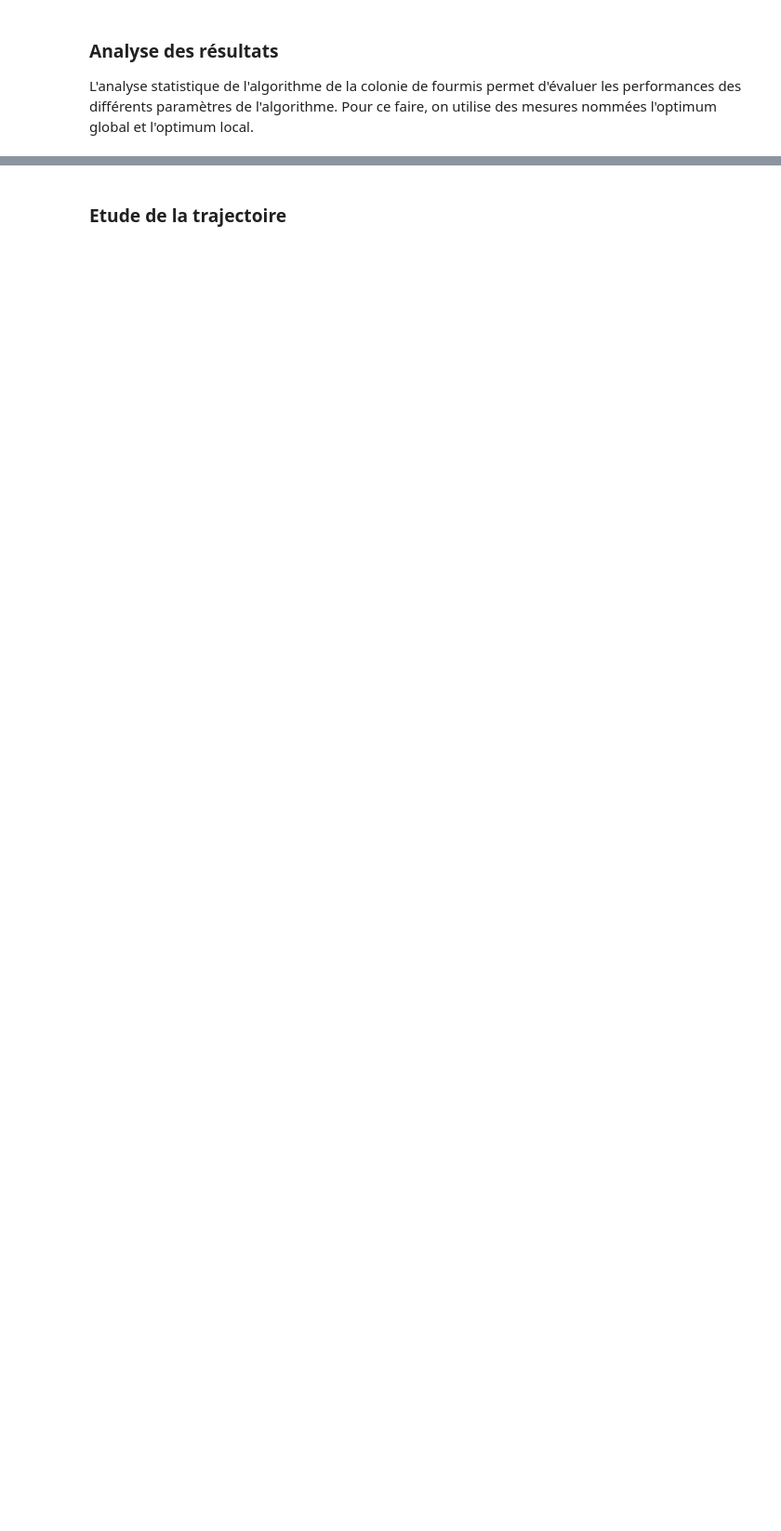
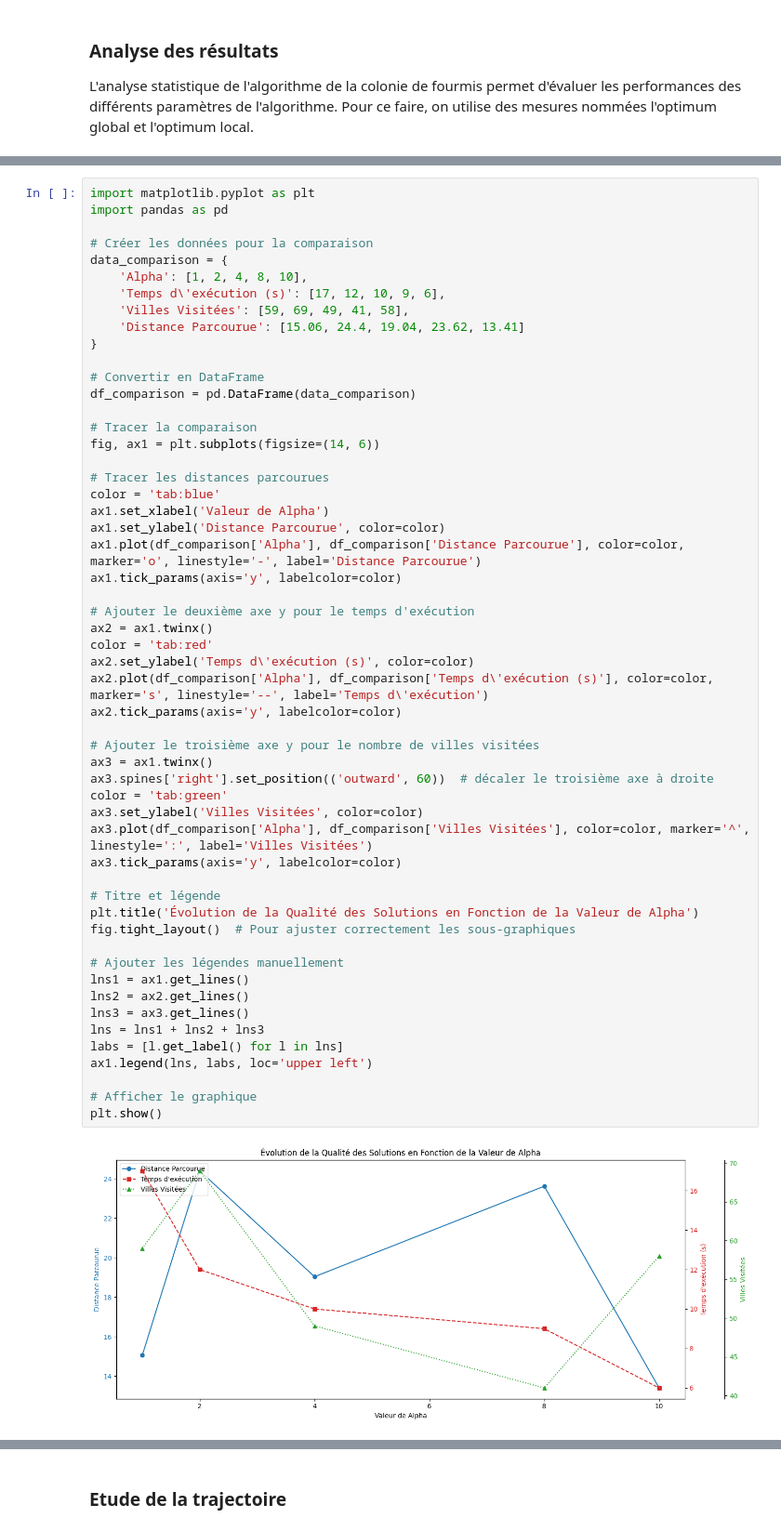
Before and after one commit to ImYuzuu/Projet_A3_Algo_GrpOctav, a Jupyter notebook: Livrable_AA_Grp1.ipynb, the cells around one changed output, grey strips where cells are left out. Shown at 93% size. Drawn from its saved outputs; the diff is of its cells as text; blank space fills up the shorter version.

```diff
--- a/Livrable_AA_Grp1.ipynb
+++ b/Livrable_AA_Grp1.ipynb
@@ -799,0 +867,56 @@ Les résultats montrent que l'augmentation de la valeur de beta et la réduction
+# %%
+import matplotlib.pyplot as plt
+import pandas as pd
+
+# Créer les données pour la comparaison
+data_comparison = {
+    'Alpha': [1, 2, 4, 8, 10],
+    'Temps d\'exécution (s)': [17, 12, 10, 9, 6],
+    'Villes Visitées': [59, 69, 49, 41, 58],
+    'Distance Parcourue': [15.06, 24.4, 19.04, 23.62, 13.41]
+}
+
+# Convertir en DataFrame
+df_comparison = pd.DataFrame(data_comparison)
+
+# Tracer la comparaison
+fig, ax1 = plt.subplots(figsize=(14, 6))
+
+# Tracer les distances parcourues
+color = 'tab:blue'
+ax1.set_xlabel('Valeur de Alpha')
+ax1.set_ylabel('Distance Parcourue', color=color)
+ax1.plot(df_comparison['Alpha'], df_comparison['Distance Parcourue'], color=color, marker='o', linestyle='-', label='Distance Parcourue')
+ax1.tick_params(axis='y', labelcolor=color)
+
+# Ajouter le deuxième axe y pour le temps d'exécution
+ax2 = ax1.twinx()
+color = 'tab:red'
+ax2.set_ylabel('Temps d\'exécution (s)', color=color)
+ax2.plot(df_comparison['Alpha'], df_comparison['Temps d\'exécution (s)'], color=color, marker='s', linestyle='--', label='Temps d\'exécution')
+ax2.tick_params(axis='y', labelcolor=color)
+
+# Ajouter le troisième axe y pour le nombre de villes visitées
+ax3 = ax1.twinx()
+ax3.spines['right'].set_position(('outward', 60))  # décaler le troisième axe à droite
+color = 'tab:green'
+ax3.set_ylabel('Villes Visitées', color=color)
+ax3.plot(df_comparison['Alpha'], df_comparison['Villes Visitées'], color=color, marker='^', linestyle=':', label='Villes Visitées')
+ax3.tick_params(axis='y', labelcolor=color)
+
+# Titre et légende
+plt.title('Évolution de la Qualité des Solutions en Fonction de la Valeur de Alpha')
+fig.tight_layout()  # Pour ajuster correctement les sous-graphiques
+
+# Ajouter les légendes manuellement
+lns1 = ax1.get_lines()
+lns2 = ax2.get_lines()
+lns3 = ax3.get_lines()
+lns = lns1 + lns2 + lns3
+labs = [l.get_label() for l in lns]
+ax1.legend(lns, labs, loc='upper left')
+
+# Afficher le graphique
+plt.show()
+# %% [output]
+[figure, added]
```
Also changed, not shown: parts of 9 cells of this notebook.
